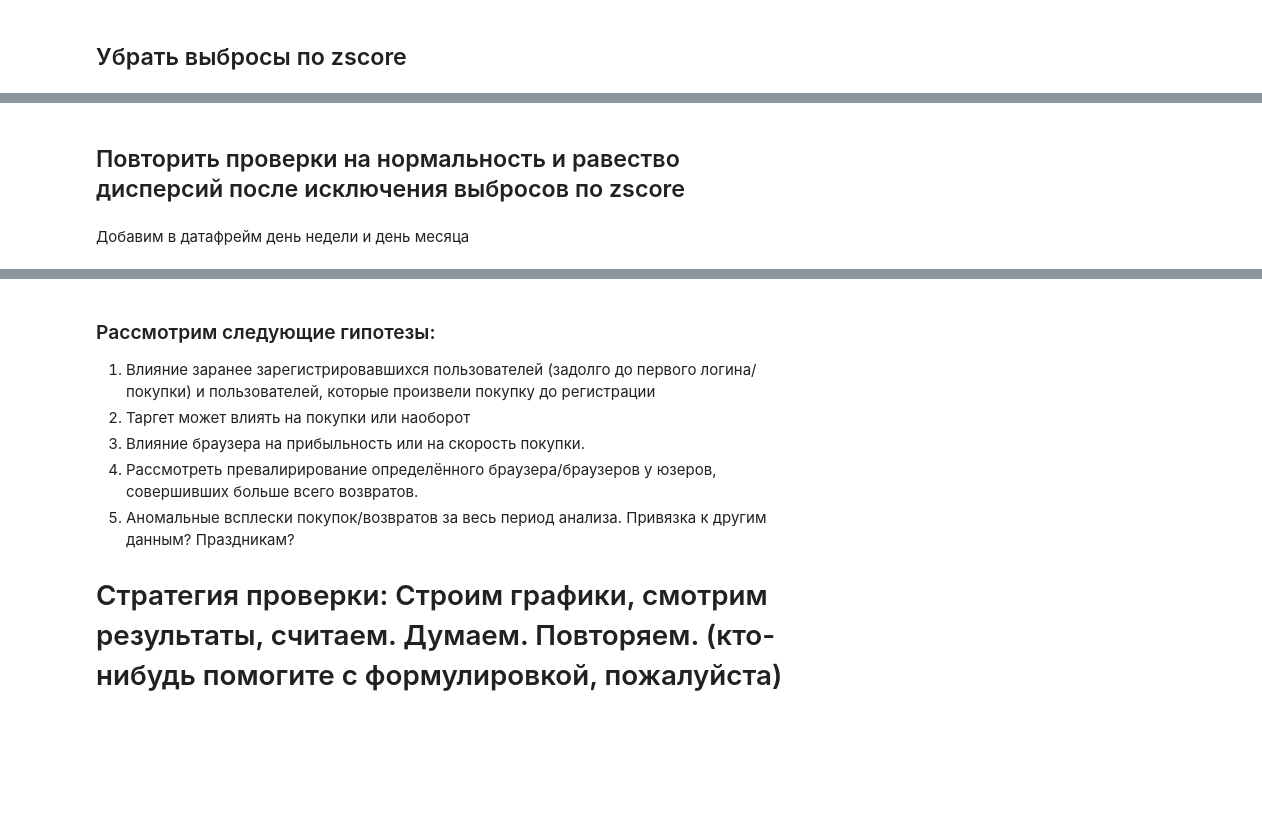
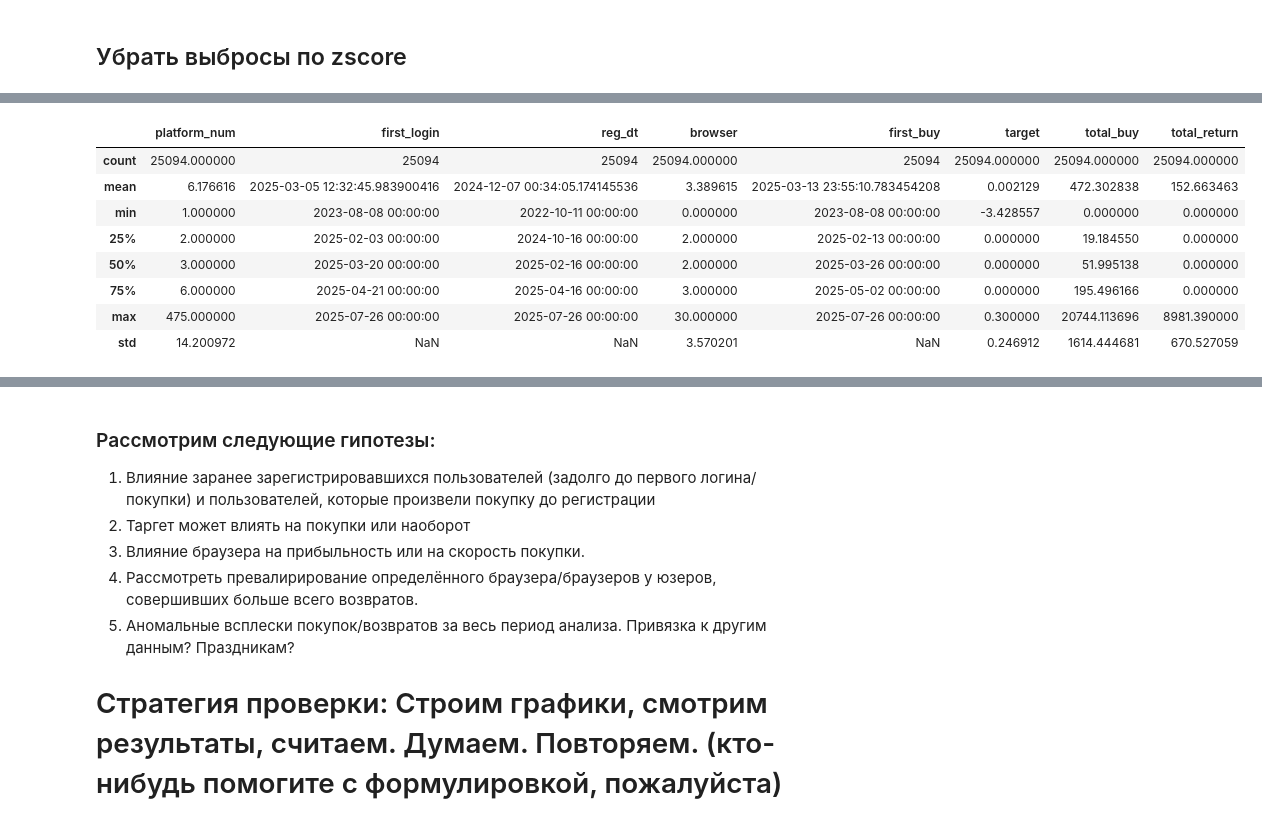
Before and after one commit to Lilya-te/DS-workshop2025, a Jupyter notebook: Checkpoint1_team1.ipynb, the cells around one changed output, grey strips where cells are left out. Drawn from its saved outputs; the diff is of its cells as text; code cells hidden in the pictures; blank space fills up the shorter version.

```diff
--- a/Checkpoint1_team1.ipynb
+++ b/Checkpoint1_team1.ipynb
@@ -164,2 +160,0 @@ After cleaning without outlines:
-# %% [markdown]
-## Повторить проверки на нормальность и равество дисперсий после исключения выбросов по zscore
@@ -175,2 +160,0 @@ After cleaning without outlines:
-# %% [markdown]
-Добавим в датафрейм день недели и день месяца
@@ -197,0 +161,12 @@ After cleaning without outlines:
+# %%
+df_zcore_filtered.describe()
+# %% [output]
+|  | platform_num | first_login | reg_dt | browser | first_buy | target | total_buy | total_return |
+| count | 25094.000000 | 25094 | 25094 | 25094.000000 | 25094 | 25094.000000 | 25094.000000 | 25094.000000 |
+| mean | 6.176616 | 2025-03-05 12:32:45.983900416 | 2024-12-07 00:34:05.174145536 | 3.389615 | 2025-03-13 23:55:10.783454208 | 0.002129 | 472.302838 | 152.663463 |
+| min | 1.000000 | 2023-08-08 00:00:00 | 2022-10-11 00:00:00 | 0.000000 | 2023-08-08 00:00:00 | -3.428557 | 0.000000 | 0.000000 |
+| 25% | 2.000000 | 2025-02-03 00:00:00 | 2024-10-16 00:00:00 | 2.000000 | 2025-02-13 00:00:00 | 0.000000 | 19.184550 | 0.000000 |
+| 50% | 3.000000 | 2025-03-20 00:00:00 | 2025-02-16 00:00:00 | 2.000000 | 2025-03-26 00:00:00 | 0.000000 | 51.995138 | 0.000000 |
+| 75% | 6.000000 | 2025-04-21 00:00:00 | 2025-04-16 00:00:00 | 3.000000 | 2025-05-02 00:00:00 | 0.000000 | 195.496166 | 0.000000 |
+| max | 475.000000 | 2025-07-26 00:00:00 | 2025-07-26 00:00:00 | 30.000000 | 2025-07-26 00:00:00 | 0.300000 | 20744.113696 | 8981.390000 |
+| std | 14.200972 | NaN | NaN | 3.570201 | NaN | 0.246912 | 1614.444681 | 670.527059 |
```
Also changed, not shown: parts of 23 cells of this notebook.
